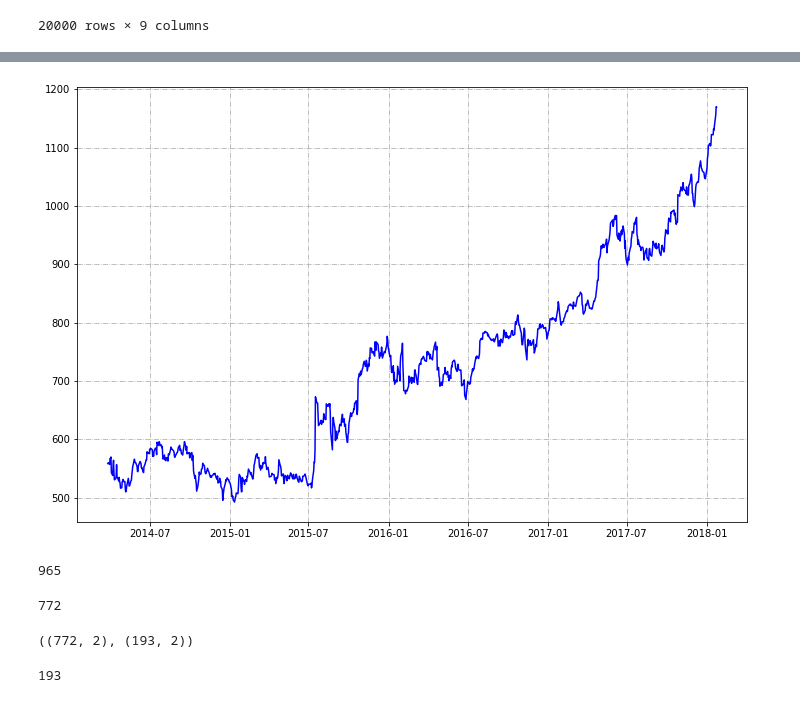
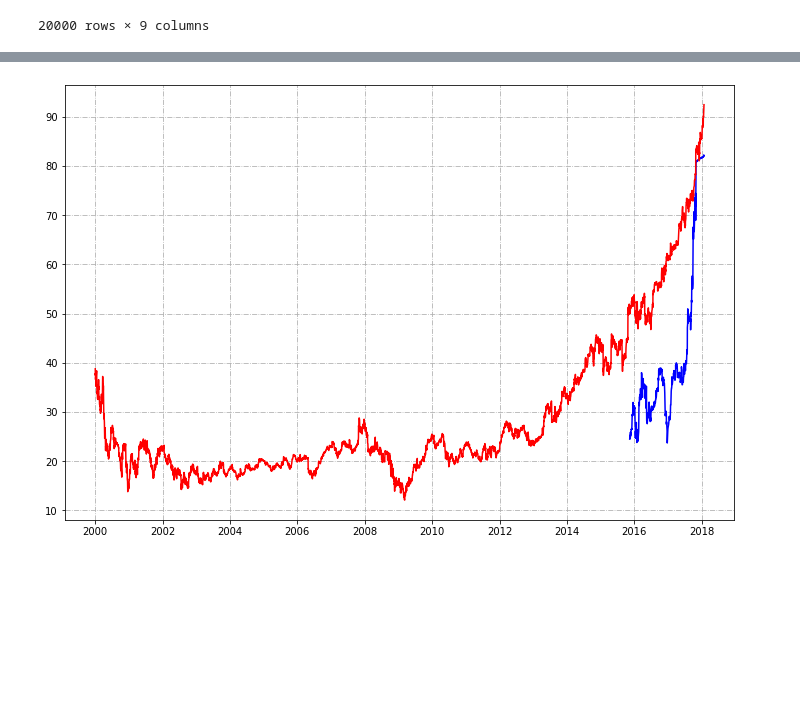
Before and after one commit to PhilEkev/US_markets, a Jupyter notebook: notebooks/Recherches Francois.ipynb, the cells around one changed output, grey strips where cells are left out. Saved outputs shown, nothing was run; the diff lists cells and outputs as text; code cells hidden in the pictures; blank space fills up the shorter version.

```diff
--- a/notebooks/Recherches Francois.ipynb
+++ b/notebooks/Recherches Francois.ipynb
@@ -48,23 +50,21 @@ symbols_lst
 # %%
 #Create Df's to plot
 df0=df[df['symbol']==symbols_lst[0]].reset_index()
+#df0[(df0.date.dt.year > 2000 ) & (df0.date.dt.year < 2002)]
 df0 = df0[['date','close_adjusted']]
 df0.columns = ['ds', 'y']
 df0.sort_values(by=['ds'],inplace=True)
+
+df1=df[df['symbol']==symbols_lst[1]].reset_index()
+df1 = df1[['date','close_adjusted']]
+df1.columns = ['ds', 'y']
+df1.sort_values(by=['ds'],inplace=True)
 # %%
 #Plot datas
 plt.figure(figsize=(12, 8))
 plt.grid(linestyle='-.')
 plt.plot(df0['ds'], df0['y'], 'b')
+plt.plot(df1['ds'], df1['y'], 'r')
 plt.show()
 # %% [output]
-[figure, old version]
+[figure, new version]
-# %%
-len(df0)
-# %% [output]
-965
-# %%
-index = round(len(df0)*80/100)
-index
-# %% [output]
-772
@@ -74,9 +70,0 @@ test = df0.iloc[index:]
-# %%
-train.shape, test.shape
-# %% [output]
-((772, 2), (193, 2))
-# %%
-test_length = test.shape[0]
-test_length
-# %% [output]
-193
```
Also changed, not shown: parts of 17 cells of this notebook, 1 other file.
